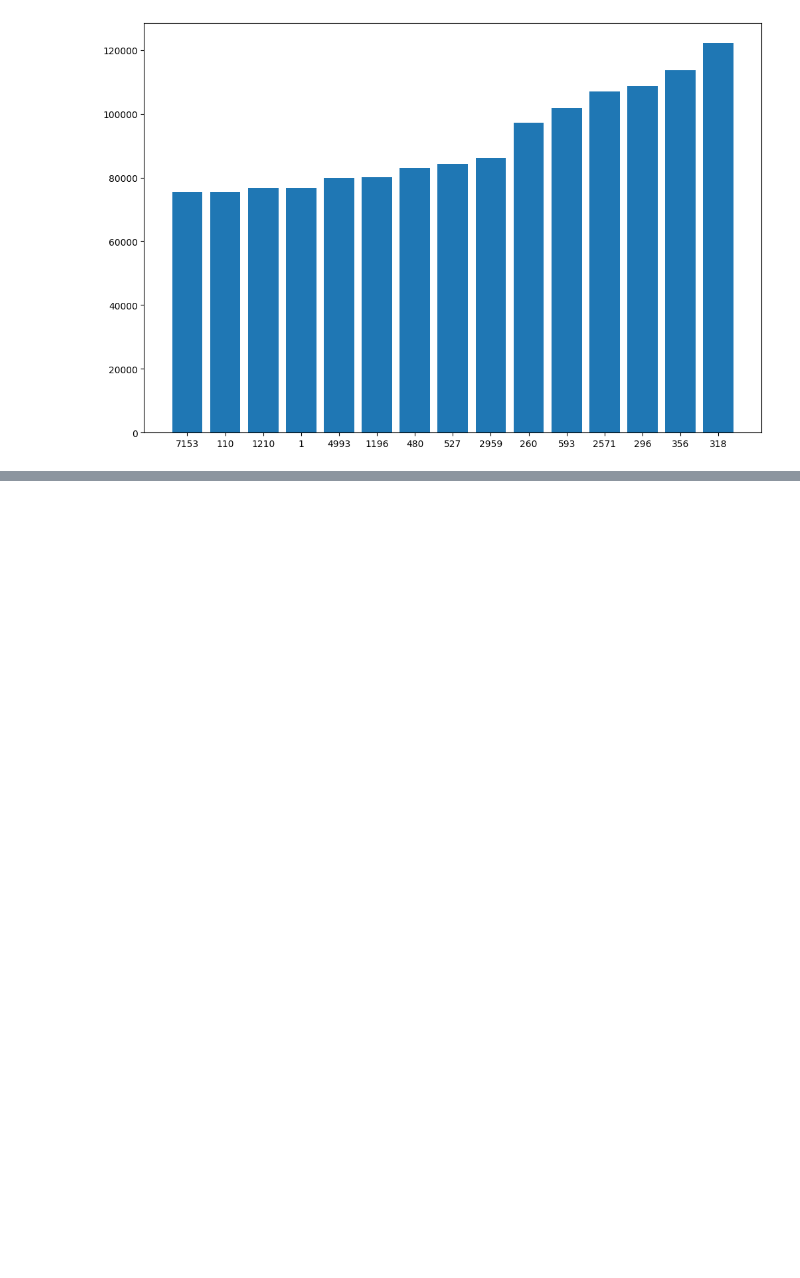
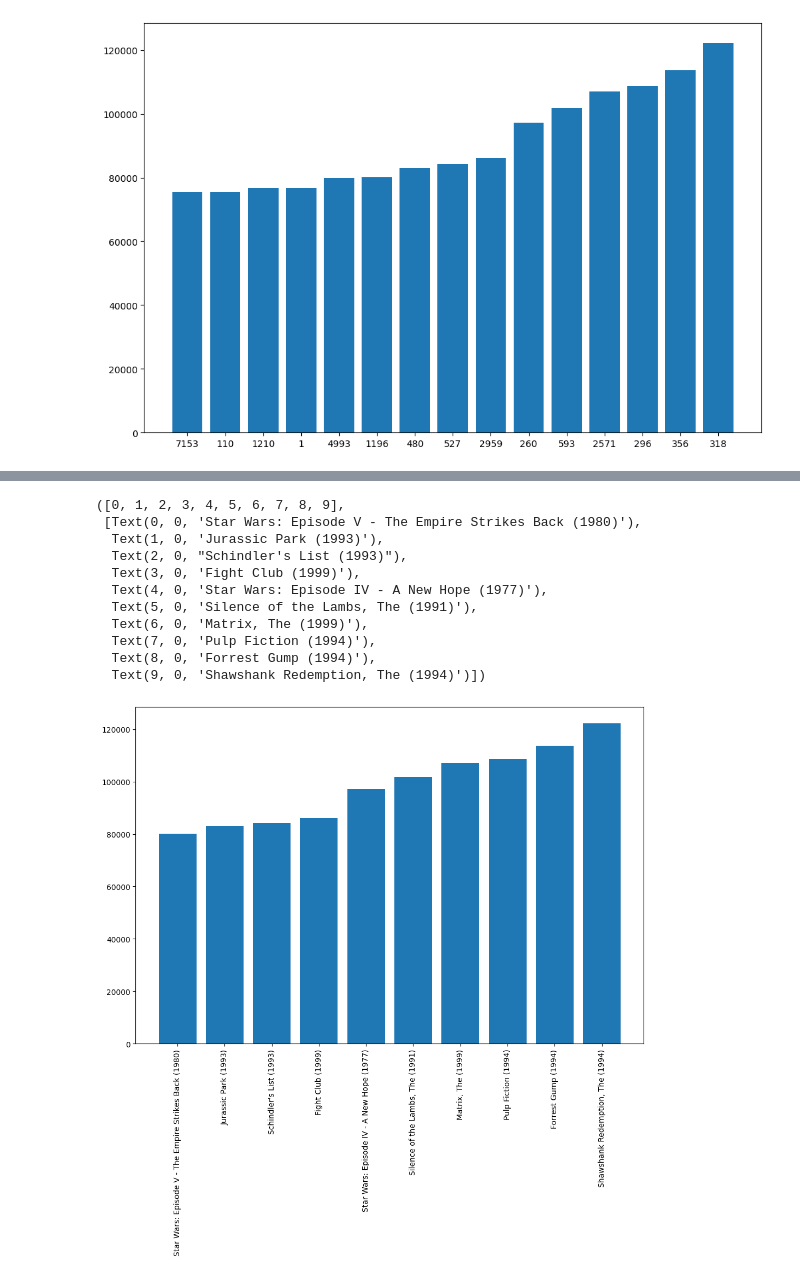
Before and after one commit to MiltonOberg/Artificial_Intelligence2-Milton-OPA23, a Jupyter notebook: Labb_1/labb_1.ipynb, the cells around one changed output, grey strips where cells are left out. Cells and saved outputs as stored; diff of their text form; code cells hidden in the pictures; blank space fills up the shorter version.

```diff
--- a/Labb_1/labb_1.ipynb
+++ b/Labb_1/labb_1.ipynb
@@ -229,5 +229,7 @@ plt.xticks(rotation= 85)
 # %% [markdown]
 ## 1.1D)
 # %%
-df_movies["year"]= df_movies["title"].str.extract(r"\((\d{4})\)")
-df_movies
+movie_years= df_movies["title"].str.extract(r"\((\d{4})\)")
+
+movie_years.columns= ["year"]
+movie_years["title"]= df_movies["title"]
@@ -324,0 +350,3 @@ plt.bar(rating_per_id["movieId"].astype(str), rating_per_id["count"])
+# %%
+top10_total_ratings= df_ratings.groupby("movieId")["rating"].count().sort_values().tail(10).reset_index(name= "count")
+top10_total_ratings
@@ -324,0 +365,3 @@ plt.bar(rating_per_id["movieId"].astype(str), rating_per_id["count"])
+# %%
+title_count_ratings= top10_total_ratings.merge(df_movies, on= "movieId").drop(columns= {"genres"})
+title_count_ratings
@@ -324,0 +380,18 @@ plt.bar(rating_per_id["movieId"].astype(str), rating_per_id["count"])
+# %%
+plt.figure(figsize= (12, 8))
+
+plt.bar(title_count_ratings["title"], title_count_ratings["count"])
+plt.xticks(rotation= 90)
+# %% [output]
+([0, 1, 2, 3, 4, 5, 6, 7, 8, 9],
+ [Text(0, 0, 'Star Wars: Episode V - The Empire Strikes Back (1980)'),
+  Text(1, 0, 'Jurassic Park (1993)'),
+  Text(2, 0, "Schindler's List (1993)"),
+  Text(3, 0, 'Fight Club (1999)'),
+  Text(4, 0, 'Star Wars: Episode IV - A New Hope (1977)'),
+  Text(5, 0, 'Silence of the Lambs, The (1991)'),
+  Text(6, 0, 'Matrix, The (1999)'),
+  Text(7, 0, 'Pulp Fiction (1994)'),
+  Text(8, 0, 'Forrest Gump (1994)'),
+  Text(9, 0, 'Shawshank Redemption, The (1994)')])
+[figure, added]
```
Also changed, not shown: parts of 10 cells of this notebook.
